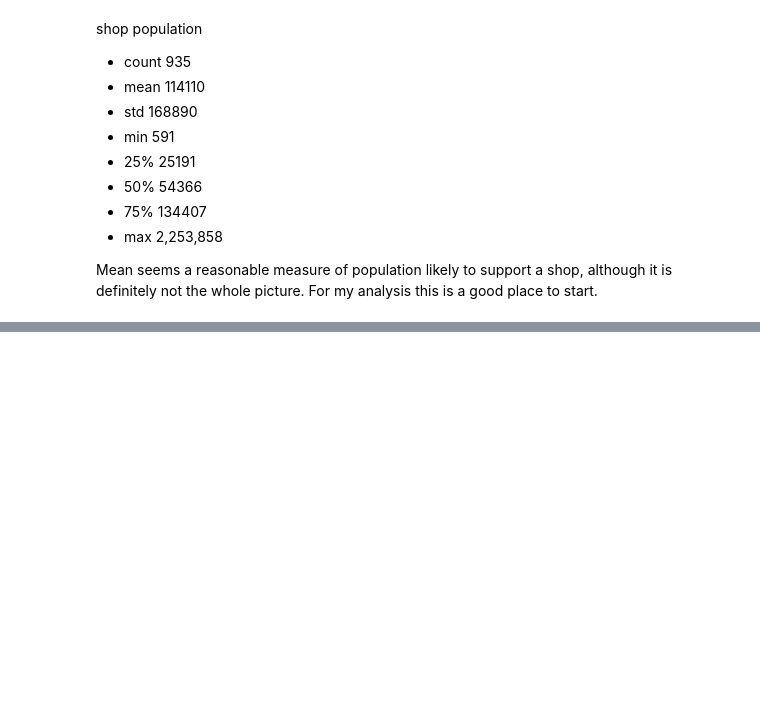
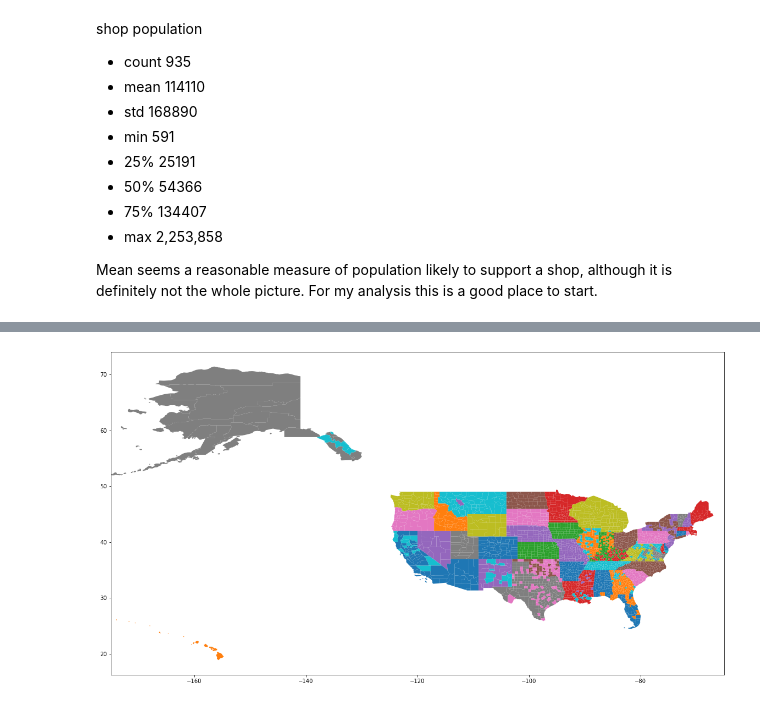
Before and after one commit to tfwhitesell/ravelry_capstone, a Jupyter notebook: notebooks/new_shop_locations.ipynb, the cells around one changed output, grey strips where cells are left out. Saved outputs shown, nothing was run; the diff lists cells and outputs as text; code cells hidden in the pictures; blank space fills up the shorter version.

```diff
--- a/notebooks/new_shop_locations.ipynb
+++ b/notebooks/new_shop_locations.ipynb
@@ -285,0 +288,7 @@ popcounty_merge_df['shop_potential'] = popcounty_merge_df['avail_pop']/54366
+# %%
+# read in shapefile (not a geojson, couldn't get a non-corrupt geojson of counties)
+# if this file doesn't work then ask Mary and Mahesh for how to fix it
+
+counties = gpd.read_file('../data/tl_2017_us_county/tl_2017_us_county.shp')
+print(counties.crs)
+counties.head(2)
@@ -285,0 +300,14 @@ popcounty_merge_df['shop_potential'] = popcounty_merge_df['avail_pop']/54366
+# %%
+#take FIPS for territories and drop based on STATEFP column
+territories_list = ['60', '66', '69', '72', '78']
+
+counties = counties[~counties['STATEFP'].isin(territories_list)]
+
+fig, ax = plt.subplots(figsize = (20, 20))
+
+counties.plot(column = 'COUNTYNS', ax = ax)
+
+# to tighten the map
+plt.xlim(-175, -65);
+# %% [output]
+[figure, added]
```
Also changed, not shown: parts of 25 cells of this notebook, 4 other files.
